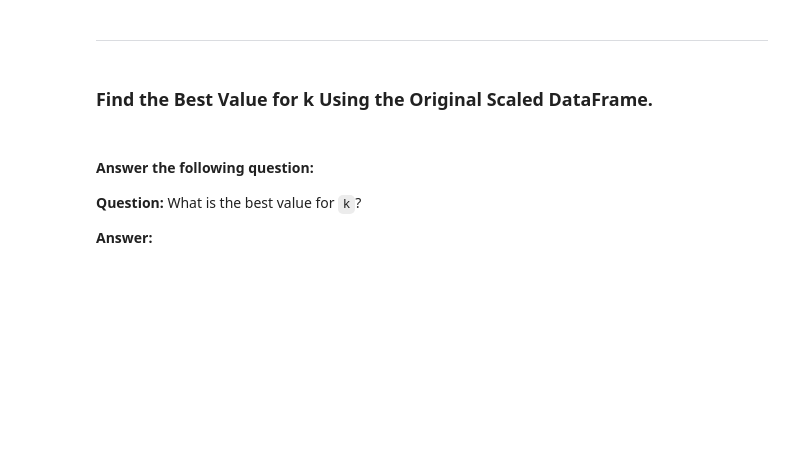
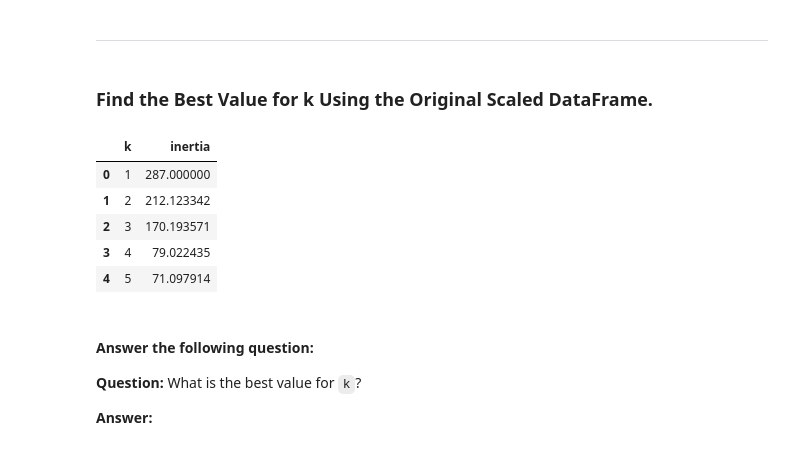
Before and after one commit to TheuriM/CryptoClustering, a Jupyter notebook: Starter_Code/Crypto_Clustering.ipynb, the cells around one changed output. Saved outputs shown, nothing was run; the diff lists cells and outputs as text; code cells hidden in the pictures; blank space fills up the shorter version.

```diff
--- a/Starter_Code/Crypto_Clustering.ipynb
+++ b/Starter_Code/Crypto_Clustering.ipynb
@@ -89,23 +81,42 @@ df_scaled.head()
 ### Find the Best Value for k Using the Original Scaled DataFrame.
 # %%
 # Create a list with the number of k-values from 1 to 11
+k_values =  list(range(1, 12))
 # %%
-# Create an empty list to store the inertia values
+# Creating an empty list to store the inertia values
+inertia_values =  []
 
-
-# Create a for loop to compute the inertia with each possible value of k
+# Creating a for loop to compute the inertia with each possible value of k
+for k in k_values:
 # Inside the loop:
 # 1. Create a KMeans model using the loop counter for the n_clusters
 # 2. Fit the model to the data using `df_market_data_scaled`
+    kmeans =  KMeans(n_clusters=k,  random_state=42)
+    kmeans.fit(df_scaled)
 # 3. Append the model.inertia_ to the inertia list
+    inertia_values.append(kmeans.inertia_)
 # %%
 # Create a dictionary with the data to plot the Elbow curve
-
+elbow_data = {
+    "k": k_values,
+    "inertia": inertia_values
+}
 
 # Create a DataFrame with the data to plot the Elbow curve
+elbow_df = pd.DataFrame(elbow_data)
 # %%
 # Plot a line chart with all the inertia values computed with
 # the different values of k to visually identify the optimal value for k.
+
+elbow_df.hvplot.line(x="k", y="inertia", title="Elbow Curve to Identify Optimal k", xlabel="Number of Clusters (k)", ylabel="Inertia", width=800, height=400)
+elbow_df.head()
+# %% [output]
+|  | k | inertia |
+| 0 | 1 | 287.000000 |
+| 1 | 2 | 212.123342 |
+| 2 | 3 | 170.193571 |
+| 3 | 4 | 79.022435 |
+| 4 | 5 | 71.097914 |
 # %% [markdown]
 #### Answer the following question:
 
```
Also changed, not shown: parts of 4 cells of this notebook.
